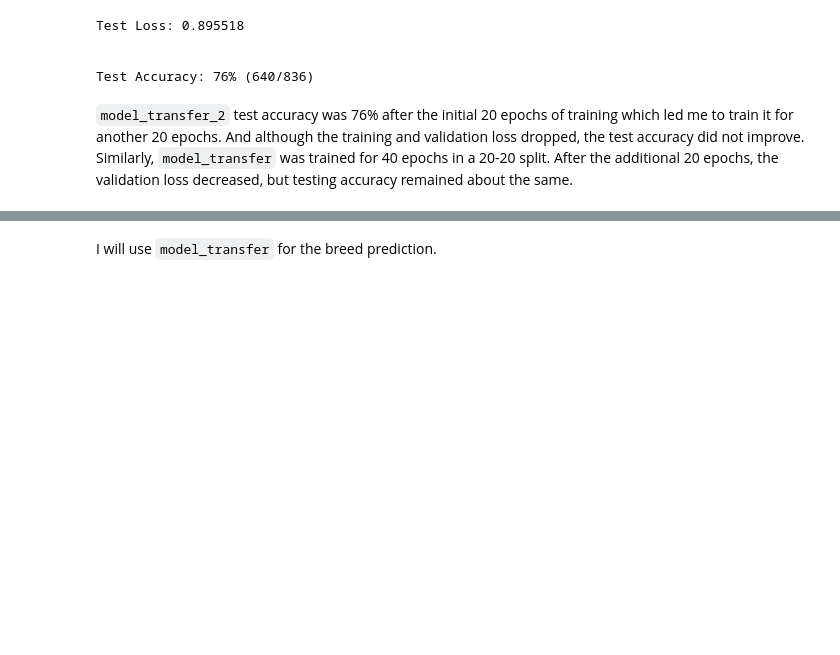
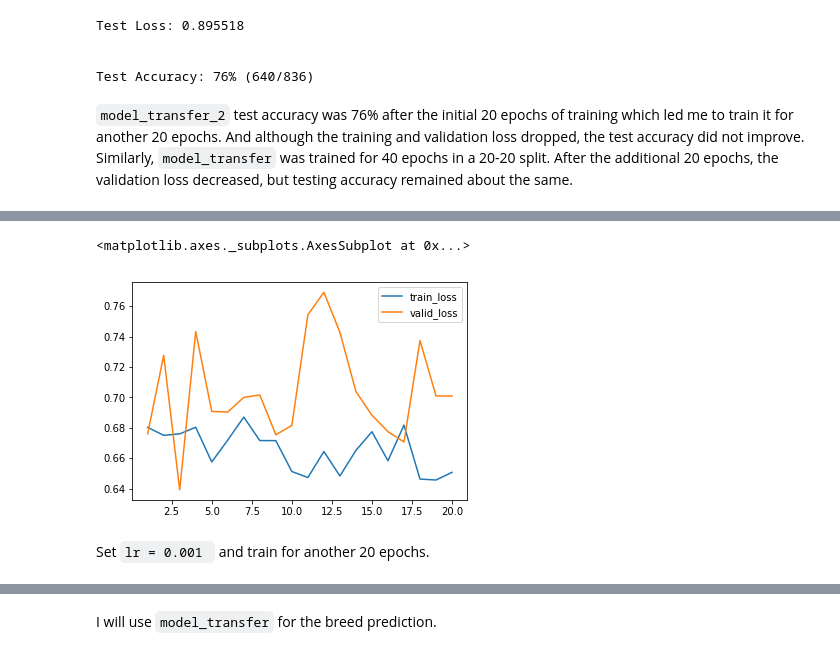
Before and after one commit to Stas-Medvedev/Dog-breed-classifier, a Jupyter notebook: dog_app.ipynb, the cells around one changed output, grey strips where cells are left out. Drawn from its saved outputs; the diff is of its cells as text; code cells hidden in the pictures; blank space fills up the shorter version.

````diff
--- a/dog_app.ipynb
+++ b/dog_app.ipynb
@@ -1018,0 +1135,5 @@ Test Accuracy: 76% (640/836)
+# %%
+# train the model
+model_transfer_3, loss_df_transfer_3 = train(20, loaders_model_transfer_3, model_transfer_3,
+                                             optimizer_transfer_3, criterion_transfer_3,
+                                             use_cuda, 'model_transfer_3.pt')
@@ -1018,0 +1158,7 @@ Test Accuracy: 76% (640/836)
+# %%
+loss_df_transfer_3.plot()
+# %% [output]
+<matplotlib.axes._subplots.AxesSubplot at 0x...>
+[figure, added]
+# %% [markdown]
+Set ```lr = 0.001 ``` and train for another 20 epochs.
````
Also changed, not shown: parts of 27 cells of this notebook.
